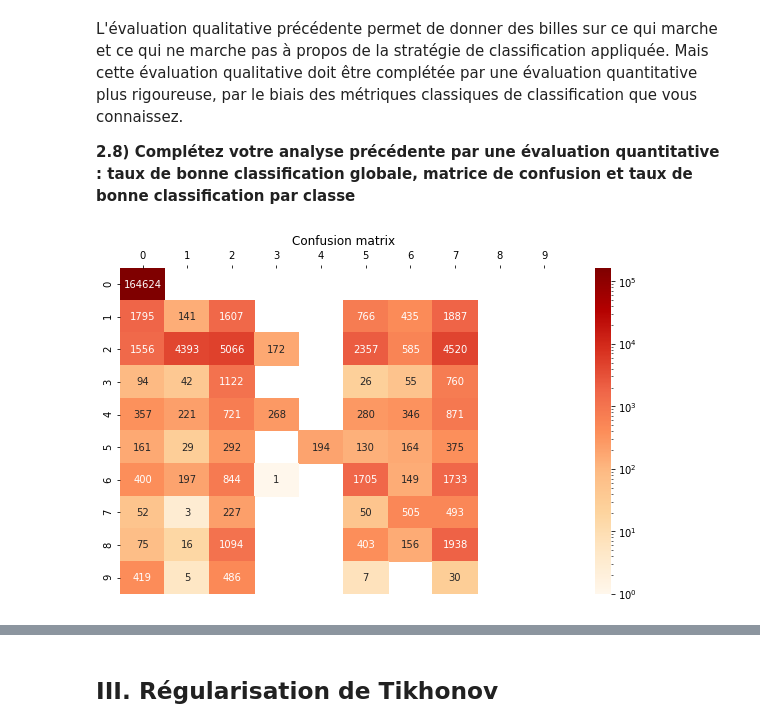
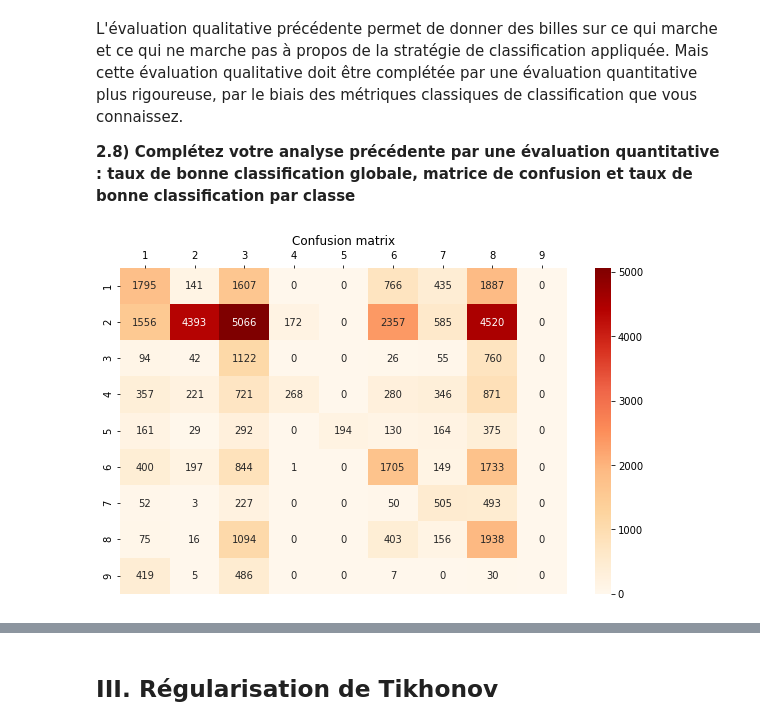
Before and after one commit to drguigui1/Unmixing-HSI, a Jupyter notebook: TP_demelange.ipynb, the cells around one changed output, grey strips where cells are left out. Saved outputs shown, nothing was run; the diff lists cells and outputs as text; code cells hidden in the pictures.

```diff
--- a/TP_demelange.ipynb
+++ b/TP_demelange.ipynb
@@ -360,6 +292,11 @@ phi_rescale_reshape = phi_rescale.reshape((8, 610, 340))
 # %%
+plt.figure(figsize=(12,8))
+
 for i in range(8):
-    plt.figure(figsize=(8,8))
+    plt.subplot(2, 4, i + 1)
+    plt.title('endmember {}'.format(i + 1))
     plt.imshow(full_phi[:, :, i])
-    plt.show()
+    plt.axis('off')
+
+plt.show()
 # %% [output]
@@ -399,0 +312,8 @@ mean_square_error(E @ phi, hsi.reshape((-1, 103)).T)
+# %%
+mses = np.empty((hsi_nonzeros.shape[0]))
+for i in range(hsi_nonzeros.shape[0]):
+    x = hsi_nonzeros[i]
+    x_hat = E @ analytic_solution(E, x)
+    mses[i] = mean_square_error(x, x_hat)
+
+mses
@@ -438,0 +342,8 @@ gt.shape
+# %%
+classifier = np.argmax(phi, axis=0) + 1
+
+full_classifier = np.zeros((Nrow * Ncol))
+full_classifier[non_zeros_idx] = classifier
+full_classifier = full_classifier.reshape((Nrow, Ncol))
+
+full_classifier
@@ -492,8 +403,8 @@ def plot_confusion_matrix(labels, preds, class_names, title='Confusion matrix',
     plt.title(title)
     plt.show()
 # %%
-plot_confusion_matrix(gt, classifi, class_names=np.arange(10), log=True)
+plot_confusion_matrix(gt[gt != 0], full_classifier[full_classifier != 0], class_names=np.arange(1, 10), log=False)
 # %% [output]
-[figure, old version]
+[figure, new version]
 # %%
 np.unique(gt, return_counts=True)
```
Also changed, not shown: parts of 67 cells of this notebook.
